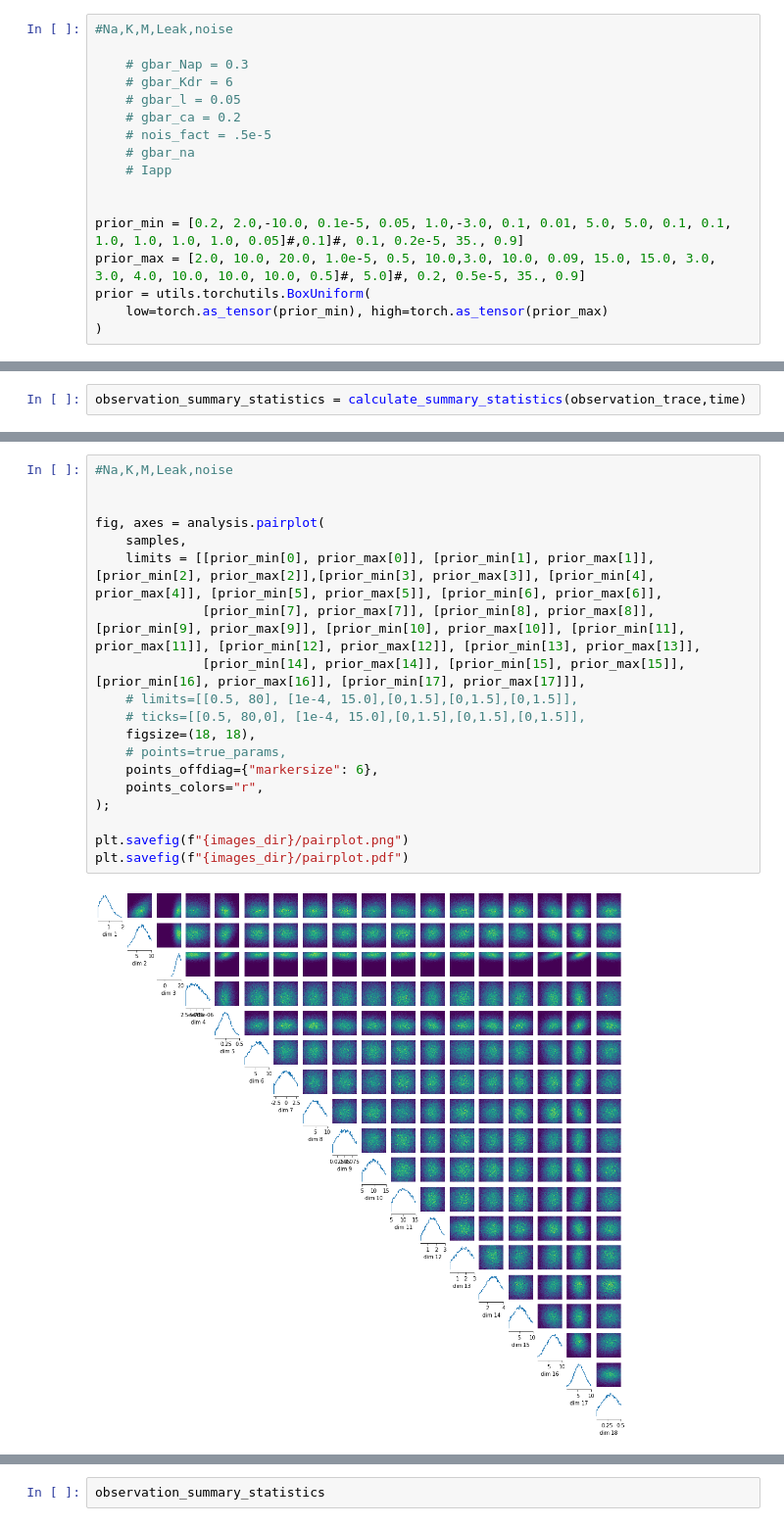
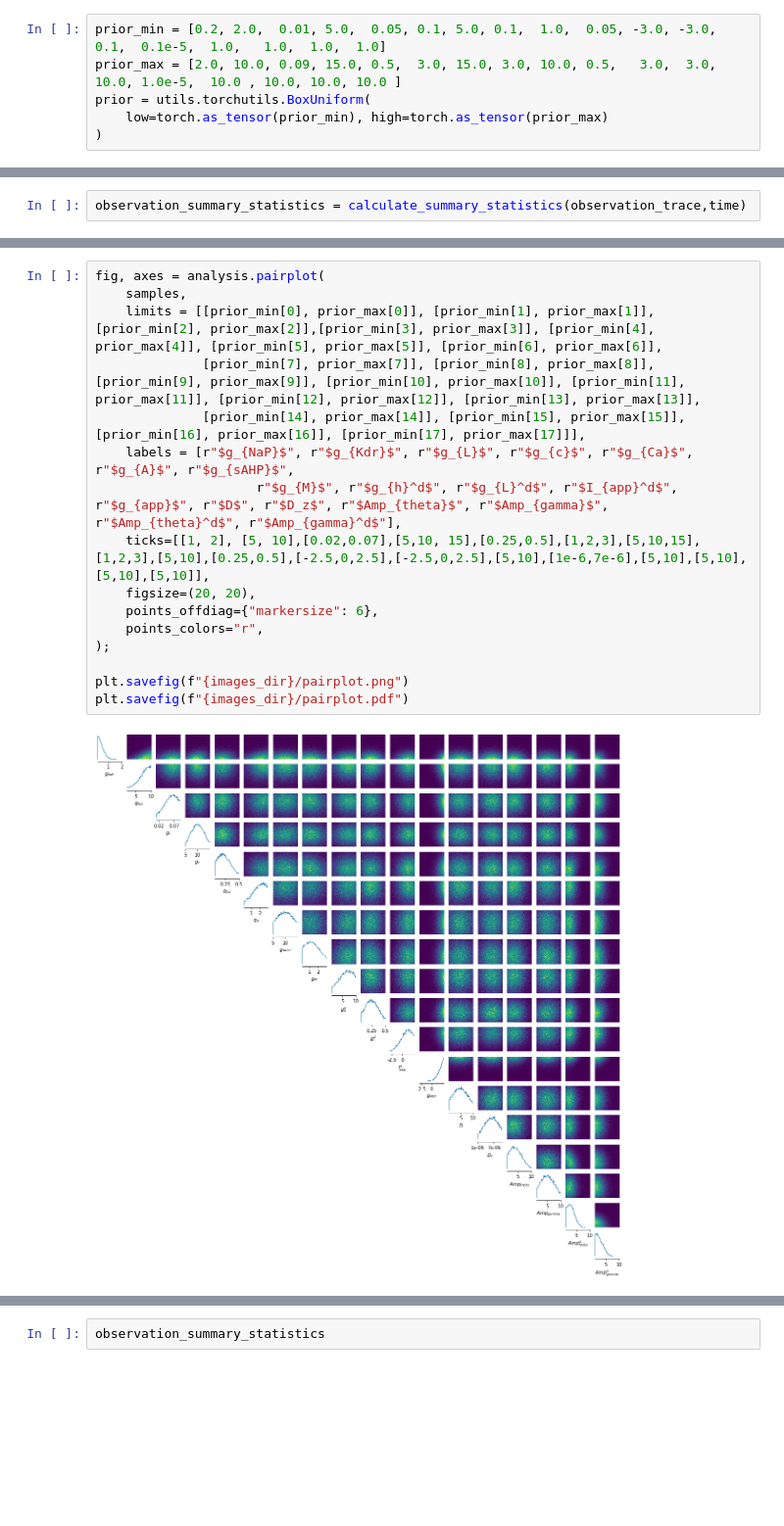
Before and after one commit to pena-rodrigo/CA1project, a Jupyter notebook: param_estimation.ipynb, the cells around one changed output, grey strips where cells are left out. Shown at 98% size. Drawn from its saved outputs; the diff is of its cells as text; blank space fills up the shorter version.

```diff
--- a/param_estimation.ipynb
+++ b/param_estimation.ipynb
@@ -764,19 +533,8 @@ def simulation_wrapper(params):
     summstats = torch.as_tensor(calculate_summary_statistics(obs))
     return summstats
 # %%
-#Na,K,M,Leak,noise
-
-    # gbar_Nap = 0.3
-    # gbar_Kdr = 6
-    # gbar_l = 0.05
-    # gbar_ca = 0.2
-    # nois_fact = .5e-5
-    # gbar_na
-    # Iapp
-
-
-prior_min = [0.2, 2.0,-10.0, 0.1e-5, 0.05, 1.0,-3.0, 0.1, 0.01, 5.0, 5.0, 0.1, 0.1, 1.0, 1.0, 1.0, 1.0, 0.05]#,0.1]#, 0.1, 0.2e-5, 35., 0.9]
-prior_max = [2.0, 10.0, 20.0, 1.0e-5, 0.5, 10.0,3.0, 10.0, 0.09, 15.0, 15.0, 3.0, 3.0, 4.0, 10.0, 10.0, 10.0, 0.5]#, 5.0]#, 0.2, 0.5e-5, 35., 0.9]
+prior_min = [0.2, 2.0,  0.01, 5.0,  0.05, 0.1, 5.0, 0.1,  1.0,  0.05, -3.0, -3.0, 0.1,  0.1e-5,  1.0,   1.0,  1.0,  1.0]
+prior_max = [2.0, 10.0, 0.09, 15.0, 0.5,  3.0, 15.0, 3.0, 10.0, 0.5,   3.0,  3.0, 10.0, 1.0e-5,  10.0 , 10.0, 10.0, 10.0 ]
 prior = utils.torchutils.BoxUniform(
     low=torch.as_tensor(prior_min), high=torch.as_tensor(prior_max)
 )
@@ -860,24 +585,21 @@ samples = posterior.sample((20000,), x=observation_summary_statistics)
 # %%
-#Na,K,M,Leak,noise
-
-
 fig, axes = analysis.pairplot(
     samples,
     limits = [[prior_min[0], prior_max[0]], [prior_min[1], prior_max[1]], [prior_min[2], prior_max[2]],[prior_min[3], prior_max[3]], [prior_min[4], prior_max[4]], [prior_min[5], prior_max[5]], [prior_min[6], prior_max[6]],
               [prior_min[7], prior_max[7]], [prior_min[8], prior_max[8]], [prior_min[9], prior_max[9]], [prior_min[10], prior_max[10]], [prior_min[11], prior_max[11]], [prior_min[12], prior_max[12]], [prior_min[13], prior_max[13]],
               [prior_min[14], prior_max[14]], [prior_min[15], prior_max[15]], [prior_min[16], prior_max[16]], [prior_min[17], prior_max[17]]],
-    # limits=[[0.5, 80], [1e-4, 15.0],[0,1.5],[0,1.5],[0,1.5]],
-    # ticks=[[0.5, 80,0], [1e-4, 15.0],[0,1.5],[0,1.5],[0,1.5]],
-    figsize=(18, 18),
-    # points=true_params,
+    labels = [r"$g_{NaP}$", r"$g_{Kdr}$", r"$g_{L}$", r"$g_{c}$", r"$g_{Ca}$", r"$g_{A}$", r"$g_{sAHP}$",
+                     r"$g_{M}$", r"$g_{h}^d$", r"$g_{L}^d$", r"$I_{app}^d$", r"$g_{app}$", r"$D$", r"$D_z$", r"$Amp_{theta}$", r"$Amp_{gamma}$", r"$Amp_{theta}^d$", r"$Amp_{gamma}^d$"],
+    ticks=[[1, 2], [5, 10],[0.02,0.07],[5,10, 15],[0.25,0.5],[1,2,3],[5,10,15],[1,2,3],[5,10],[0.25,0.5],[-2.5,0,2.5],[-2.5,0,2.5],[5,10],[1e-6,7e-6],[5,10],[5,10],[5,10],[5,10]],
+    figsize=(20, 20),
     points_offdiag={"markersize": 6},
     points_colors="r",
 );
 
 plt.savefig(f"{images_dir}/pairplot.png")
 plt.savefig(f"{images_dir}/pairplot.pdf")
 # %% [output]
-[figure, old version]
+[figure, new version]
 # %%
 # Draw a sample from the posterior and convert to numpy for plotting.
 posterior_sample = posterior.sample((1,), x=observation_summary_statistics).numpy()
```
Also changed, not shown: parts of 26 cells of this notebook.
